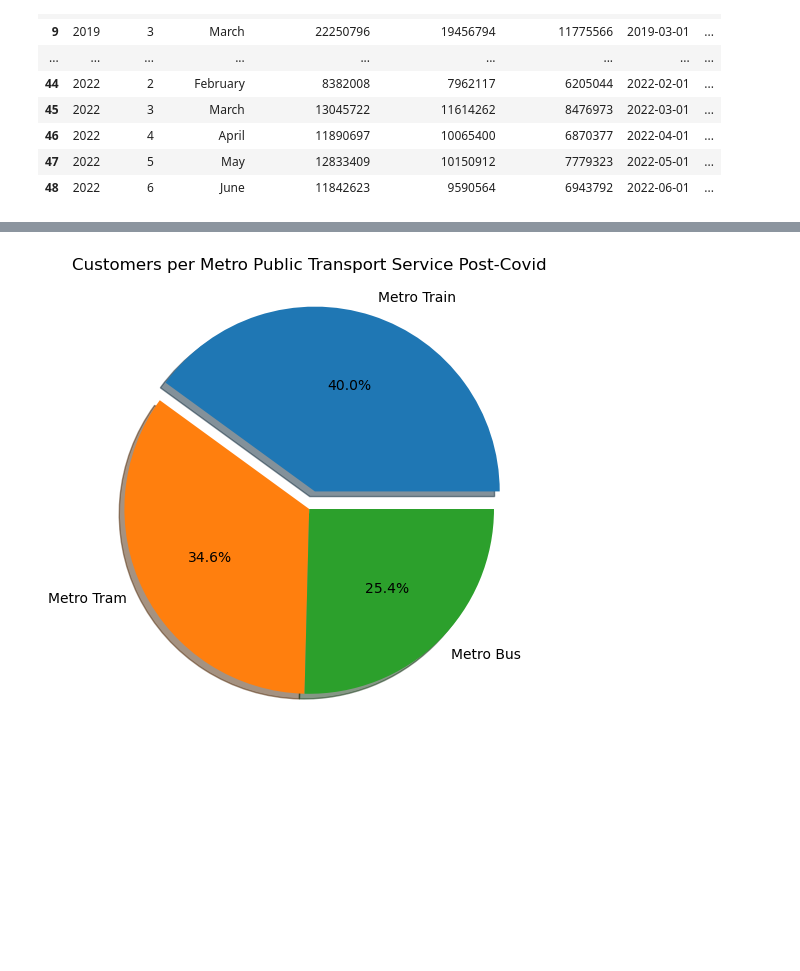
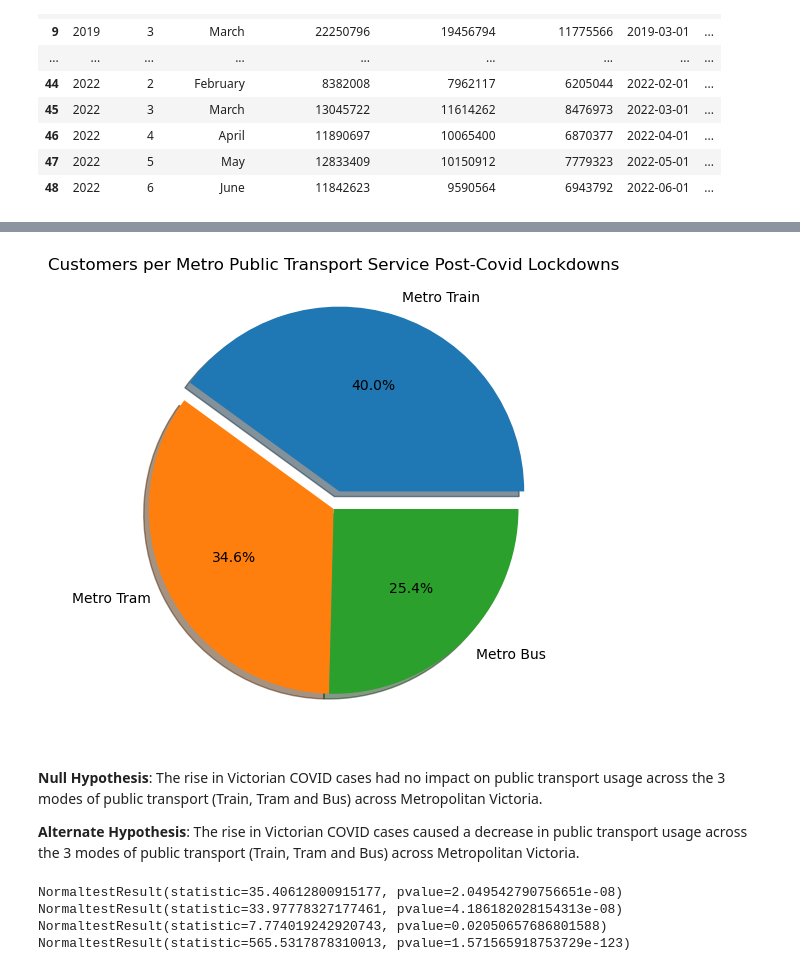
Before and after one commit to hendaman/project-1-challenge, a Jupyter notebook: Question-2-Henry/PublicTransportModes.ipynb, the cells around one changed output, grey strips where cells are left out. Drawn from its saved outputs; the diff is of its cells as text; code cells hidden in the pictures; blank space fills up the shorter version.

Commit message:
Added some statistical analysis

```diff
--- a/Question-2-Henry/PublicTransportModes.ipynb
+++ b/Question-2-Henry/PublicTransportModes.ipynb
@@ -194,8 +212,39 @@ plt.show()
 # %%
+# Plot pie chart 3
 plt.figure(figsize=(6,6))
 plt.pie(post_covid, labels=labels, autopct="%1.1f%%",explode=explode,shadow = True)
-plt.title("Customers per Metro Public Transport Service Post-Covid")
+plt.title("Customers per Metro Public Transport Service Post-Covid Lockdowns")
+
+# Save and show the visualisation
 plt.savefig("../Visualisations/Q2-2.3.jpg")
 plt.show()
 # %% [output]
-[figure, old version]
+[figure, new version]
+# %% [markdown]
+**Null Hypothesis**: The rise in Victorian COVID cases had no impact on public transport usage across the 3 modes of public transport (Train, Tram and Bus) across Metropolitan Victoria.
+
+**Alternate Hypothesis**: The rise in Victorian COVID cases caused a decrease in public transport usage across the 3 modes of public transport (Train, Tram and Bus) across Metropolitan Victoria.
+# %%
+xvalues = monthly_pt_df["Date"]
+mtrain = monthly_pt_df["Metropolitan train"]
+mtram = monthly_pt_df["Metropolitan tram"]
+mbus = monthly_pt_df["Metropolitan bus"]
+
+pop_1_train = [xvalues,mtrain]
+pop_1_tram = [xvalues,mtram]
+pop_1_bus = [xvalues,mbus]
+
+date = covid_cases_df["Date"]
+new_cases = covid_cases_df["New Covid Cases"]
+
+pop_2 = [date,new_cases]
+
+print(st.normaltest(mtrain))
+print(st.normaltest(mtram))
+print(st.normaltest(mbus))
+print(st.normaltest(new_cases))
+# %% [output]
+NormaltestResult(statistic=35.40612800915177, pvalue=2.049542790756651e-08)
+NormaltestResult(statistic=33.97778327177461, pvalue=4.186182028154313e-08)
+NormaltestResult(statistic=7.774019242920743, pvalue=0.02050657686801588)
+NormaltestResult(statistic=565.5317878310013, pvalue=1.571565918753729e-123)
```
Also changed, not shown: parts of 16 cells of this notebook, 3 other files.
